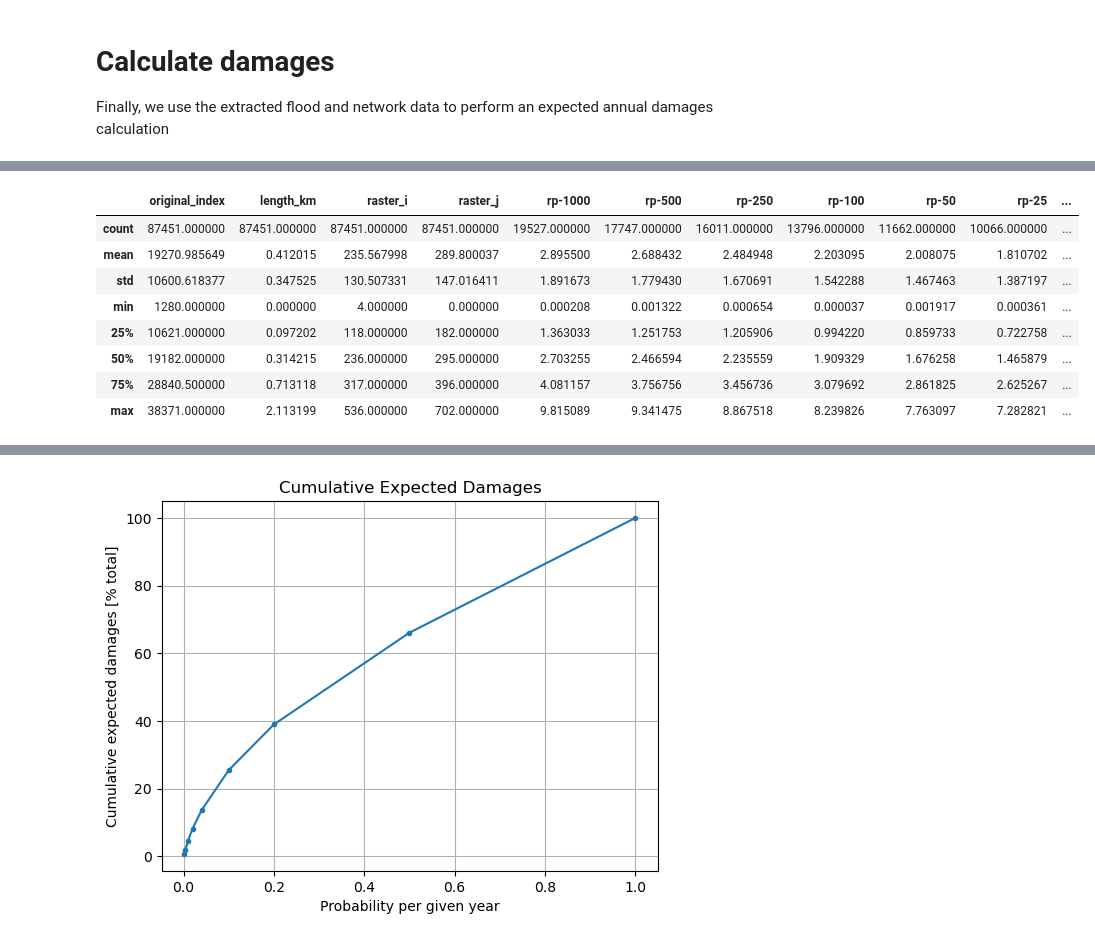
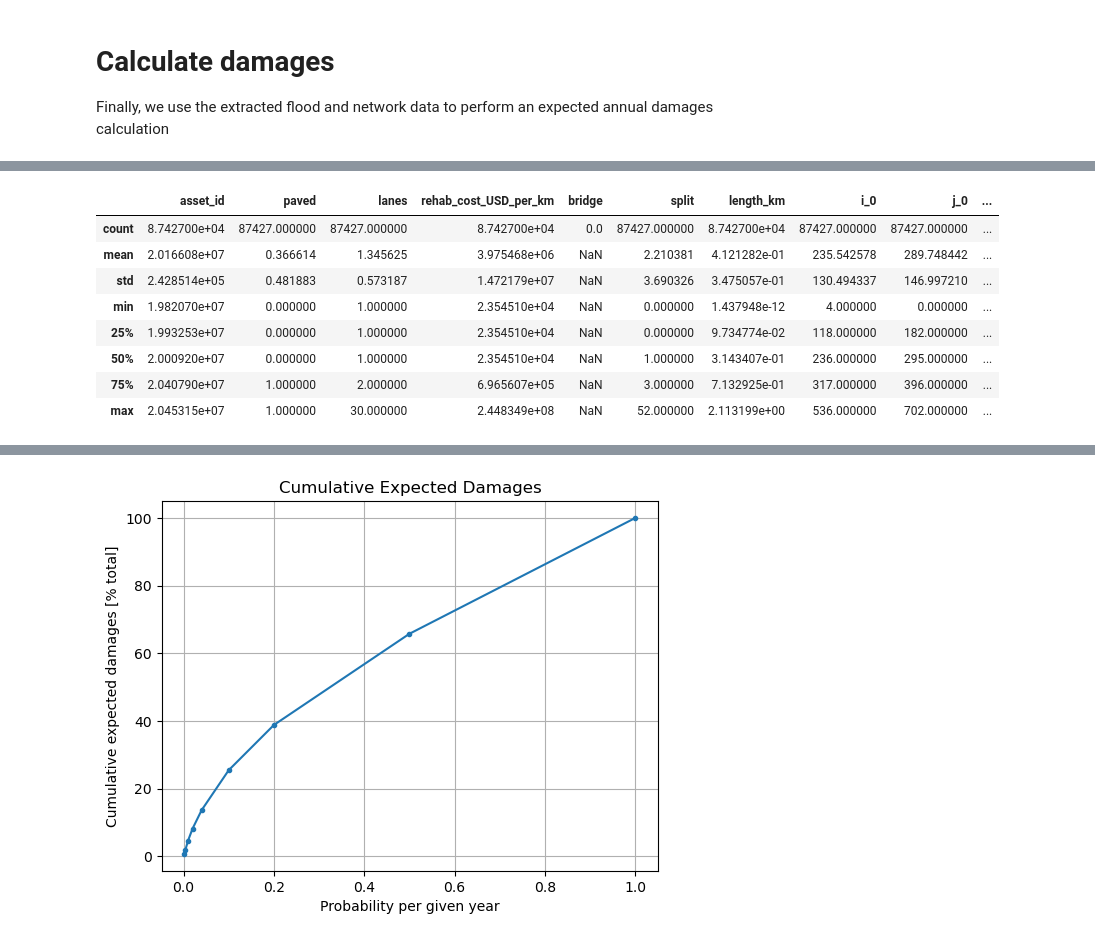
Before and after one commit to nismod/irv-autopkg-use, a Jupyter notebook: 3_calculate_flood_cost.ipynb, the cells around one changed output, grey strips where cells are left out. Saved outputs shown, nothing was run; the diff lists cells and outputs as text; code cells hidden in the pictures.

```diff
--- a/3_calculate_flood_cost.ipynb
+++ b/3_calculate_flood_cost.ipynb
@@ -34,3 +33,22 @@ raster_paths = sorted(raster_paths, key=aqueduct_rp, reverse=True)
 
 (network_file,) = glob(f"data/{country_iso}/gri_osm*/*.gpkg")
 network = gpd.read_file(network_file)
+# %%
+raster_paths_df = pd.DataFrame({"path": raster_paths})
+raster_paths_df["key"] = [Path(path).stem for path in raster_paths]
+raster_paths_df, grids = snail.io.extend_rasters_metadata(raster_paths_df)
+
+# Check that all the grid definitions are consistent
+if len(grids) != 1:
+    print("ERROR: Expected all raster files to be on a consistent grid")
+    grid_0 = grids[0]
+    for n, grid in enumerate(grids[1:]):
+        print(
+            f"Grid {n}\n"
+            f"    Height: expected={grid_0.height}; actual={grid.height}\n"
+            f"    Width: expected={grid_0.width}; actual={grid.width}\n"
+            f"    Transform: expected={grid_0.transform}; actual={grid.transform}"
+        )
+else:
+    grid = grids[0]
+raster_paths_df
@@ -42,13 +72,9 @@ lines = network[network.geometry.type == "LineString"]
 desired_layers = {"motorway", "primary", "secondary", "tertiary", "trunk"}
 lines = lines[lines.asset_type.isin(desired_layers)]
 
-# error if grids not consistent
-check_raster_grid_consistent(raster_paths)
-
 # split edges on raster grid
-raster_path, *other_raster_paths = raster_paths
-raster = rasterio.open(raster_path)
-splits = split_linestrings(lines, raster)
+prepared = snail.intersection.prepare_linestrings(lines)
+splits = snail.intersection.split_linestrings(prepared, grid)
 
 # calculate split edge lengths
 geod = Geod(ellps="WGS84")
@@ -56,11 +82,9 @@ meters_per_km = 1_000
 splits["length_km"] = splits.geometry.apply(geod.geometry_length) / meters_per_km
 
 # which cell is each split edge in?
-assigner = cell_indices_assigner(raster)
-raster_indices = splits.geometry.apply(assigner)
-
-# join raster indices to geometries with shared index
-splits_with_raster_indices = splits.join(raster_indices)
+splits_with_raster_indices = snail.intersection.apply_indices(
+    splits, grid, index_i="i_0", index_j="j_0"
+)
 # %%
 # map raster indices as visual check
 f, (ax_i, ax_j) = plt.subplots(ncols=2)
@@ -76,19 +100,16 @@ f.tight_layout()
 # %%
-for path in raster_paths:
-    splits_with_raster_indices[f"rp-{aqueduct_rp(path)}"] = raster_lookup(
-        splits_with_raster_indices, path
-    )
-
-hazard_intensities = splits_with_raster_indices
+hazard_intensities = snail.io.associate_raster_files(
+    splits_with_raster_indices, raster_paths_df
+)
 hazard_intensities.describe()
 # %% [output]
-|  | original_index | length_km | raster_i | raster_j | rp-1000 | rp-500 | rp-250 | rp-100 | rp-50 | rp-25 | ... |
-| count | 87451.000000 | 87451.000000 | 87451.000000 | 87451.000000 | 19527.000000 | 17747.000000 | 16011.000000 | 13796.000000 | 11662.000000 | 10066.000000 | ... |
-| mean | 19270.985649 | 0.412015 | 235.567998 | 289.800037 | 2.895500 | 2.688432 | 2.484948 | 2.203095 | 2.008075 | 1.810702 | ... |
-| std | 10600.618377 | 0.347525 | 130.507331 | 147.016411 | 1.891673 | 1.779430 | 1.670691 | 1.542288 | 1.467463 | 1.387197 | ... |
-| min | 1280.000000 | 0.000000 | 4.000000 | 0.000000 | 0.000208 | 0.001322 | 0.000654 | 0.000037 | 0.001917 | 0.000361 | ... |
-| 25% | 10621.000000 | 0.097202 | 118.000000 | 182.000000 | 1.363033 | 1.251753 | 1.205906 | 0.994220 | 0.859733 | 0.722758 | ... |
-| 50% | 19182.000000 | 0.314215 | 236.000000 | 295.000000 | 2.703255 | 2.466594 | 2.235559 | 1.909329 | 1.676258 | 1.465879 | ... |
-| 75% | 28840.500000 | 0.713118 | 317.000000 | 396.000000 | 4.081157 | 3.756756 | 3.456736 | 3.079692 | 2.861825 | 2.625267 | ... |
-| max | 38371.000000 | 2.113199 | 536.000000 | 702.000000 | 9.815089 | 9.341475 | 8.867518 | 8.239826 | 7.763097 | 7.282821 | ... |
+|  | asset_id | paved | lanes | rehab_cost_USD_per_km | bridge | split | length_km | i_0 | j_0 | ... |
+| count | 8.742700e+04 | 87427.000000 | 87427.000000 | 8.742700e+04 | 0.0 | 87427.000000 | 8.742700e+04 | 87427.000000 | 87427.000000 | ... |
+| mean | 2.016608e+07 | 0.366614 | 1.345625 | 3.975468e+06 | NaN | 2.210381 | 4.121282e-01 | 235.542578 | 289.748442 | ... |
+| std | 2.428514e+05 | 0.481883 | 0.573187 | 1.472179e+07 | NaN | 3.690326 | 3.475057e-01 | 130.494337 | 146.997210 | ... |
+| min | 1.982070e+07 | 0.000000 | 1.000000 | 2.354510e+04 | NaN | 0.000000 | 1.437948e-12 | 4.000000 | 0.000000 | ... |
+| 25% | 1.993253e+07 | 0.000000 | 1.000000 | 2.354510e+04 | NaN | 0.000000 | 9.734774e-02 | 118.000000 | 182.000000 | ... |
+| 50% | 2.000920e+07 | 0.000000 | 1.000000 | 2.354510e+04 | NaN | 1.000000 | 3.143407e-01 | 236.000000 | 295.000000 | ... |
+| 75% | 2.040790e+07 | 1.000000 | 2.000000 | 6.965607e+05 | NaN | 3.000000 | 7.132925e-01 | 317.000000 | 396.000000 | ... |
+| max | 2.045315e+07 | 1.000000 | 30.000000 | 2.448349e+08 | NaN | 52.000000 | 2.113199e+00 | 536.000000 | 702.000000 | ... |
 # %%
```
Also changed, not shown: parts of 9 cells of this notebook, 1 other file.
